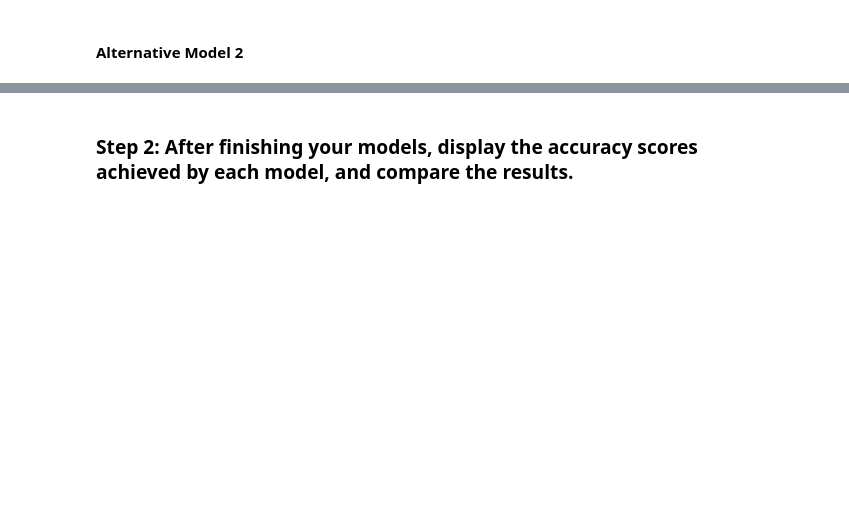
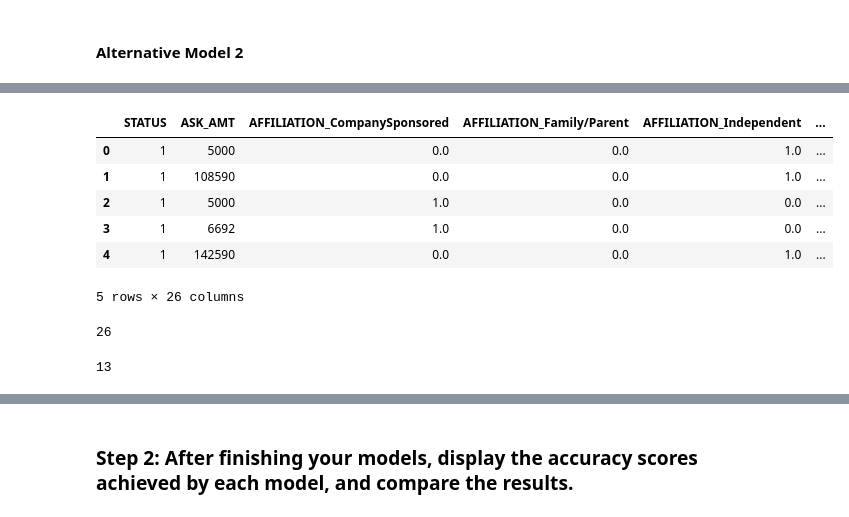
Before and after one commit to jkerr13/venture_funding_module_13, a Jupyter notebook: Colab_venture_funding_with_deep_learning_jkerr13.ipynb, the cells around one changed output, grey strips where cells are left out. Saved outputs shown, nothing was run; the diff lists cells and outputs as text; code cells hidden in the pictures; blank space fills up the shorter version.

```diff
--- a/Colab_venture_funding_with_deep_learning_jkerr13.ipynb
+++ b/Colab_venture_funding_with_deep_learning_jkerr13.ipynb
@@ -455,0 +594,14 @@ fit_model_A1 = # YOUR CODE HERE
+# %%
+# Define features set X by selecting all columns but IS_SUCCESSFUL
+X_A2 = encoded_df_A2.drop(columns='IS_SUCCESSFUL')
+
+# Review the features DataFrame
+X_A2.head()
+# %% [output]
+|  | STATUS | ASK_AMT | AFFILIATION_CompanySponsored | AFFILIATION_Family/Parent | AFFILIATION_Independent | ... |
+| 0 | 1 | 5000 | 0.0 | 0.0 | 1.0 | ... |
+| 1 | 1 | 108590 | 0.0 | 0.0 | 1.0 | ... |
+| 2 | 1 | 5000 | 1.0 | 0.0 | 0.0 | ... |
+| 3 | 1 | 6692 | 1.0 | 0.0 | 0.0 | ... |
+| 4 | 1 | 142590 | 0.0 | 0.0 | 1.0 | ... |
+5 rows × 26 columns
@@ -456,8 +622,10 @@ fit_model_A1 = # YOUR CODE HERE
 # %%
 # Define the the number of inputs (features) to the model
-number_input_features = len(X_train.iloc[0])
+number_input_features_A2 = len(X_A2.columns)
 
 # Review the number of features
-number_input_features
+number_input_features_A2
+# %% [output]
+26
 # %%
 # Define the number of neurons in the output layer
@@ -465,8 +633,10 @@ number_output_neurons_A2 = # YOUR CODE HERE
 # %%
 # Define the number of hidden nodes for the first hidden layer
-hidden_nodes_layer1_A2 = # YOUR CODE HERE
+hidden_nodes_layer1_A2 = (number_input_features_A2 + 1) // 2
 
 # Review the number of hidden nodes in the first layer
 hidden_nodes_layer1_A2
+# %% [output]
+13
 # %%
 # Define the number of hidden nodes for the second hidden layer
```
Also changed, not shown: parts of 37 cells of this notebook, 5 other files.
